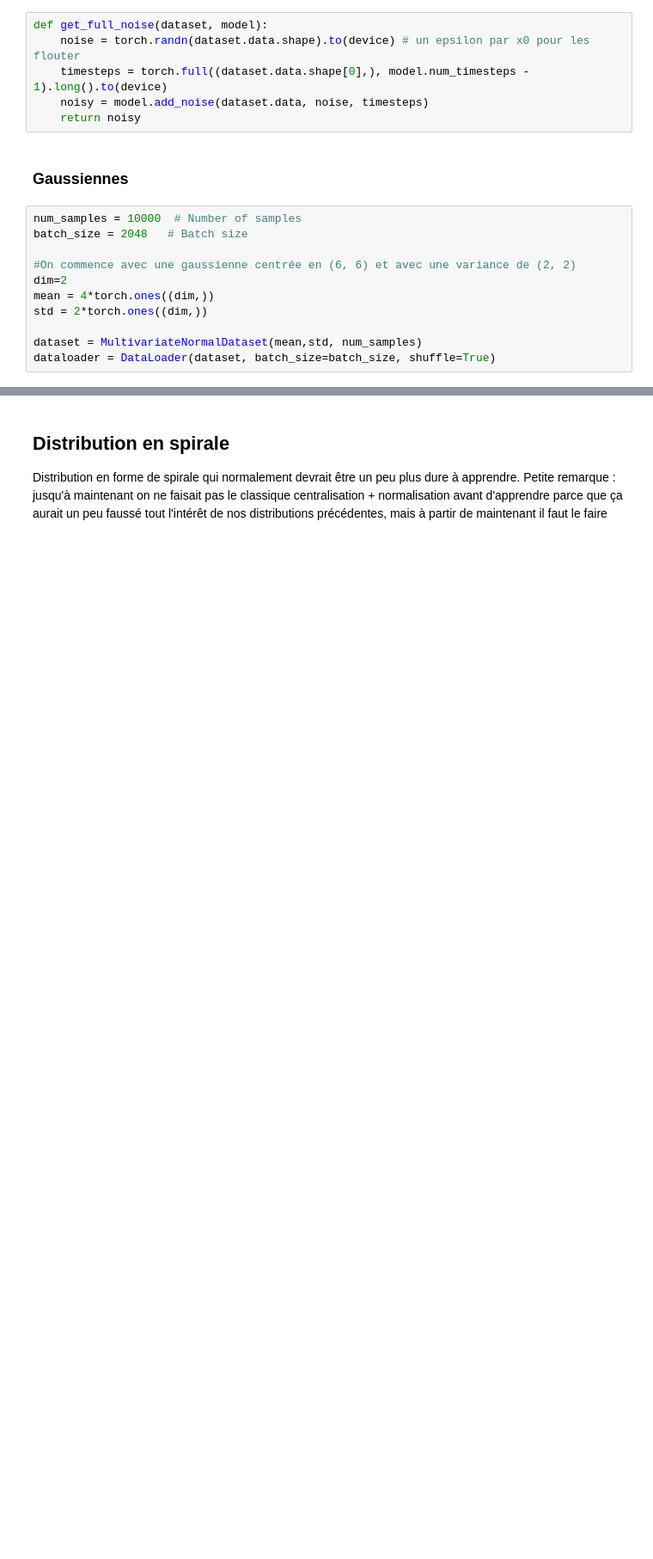
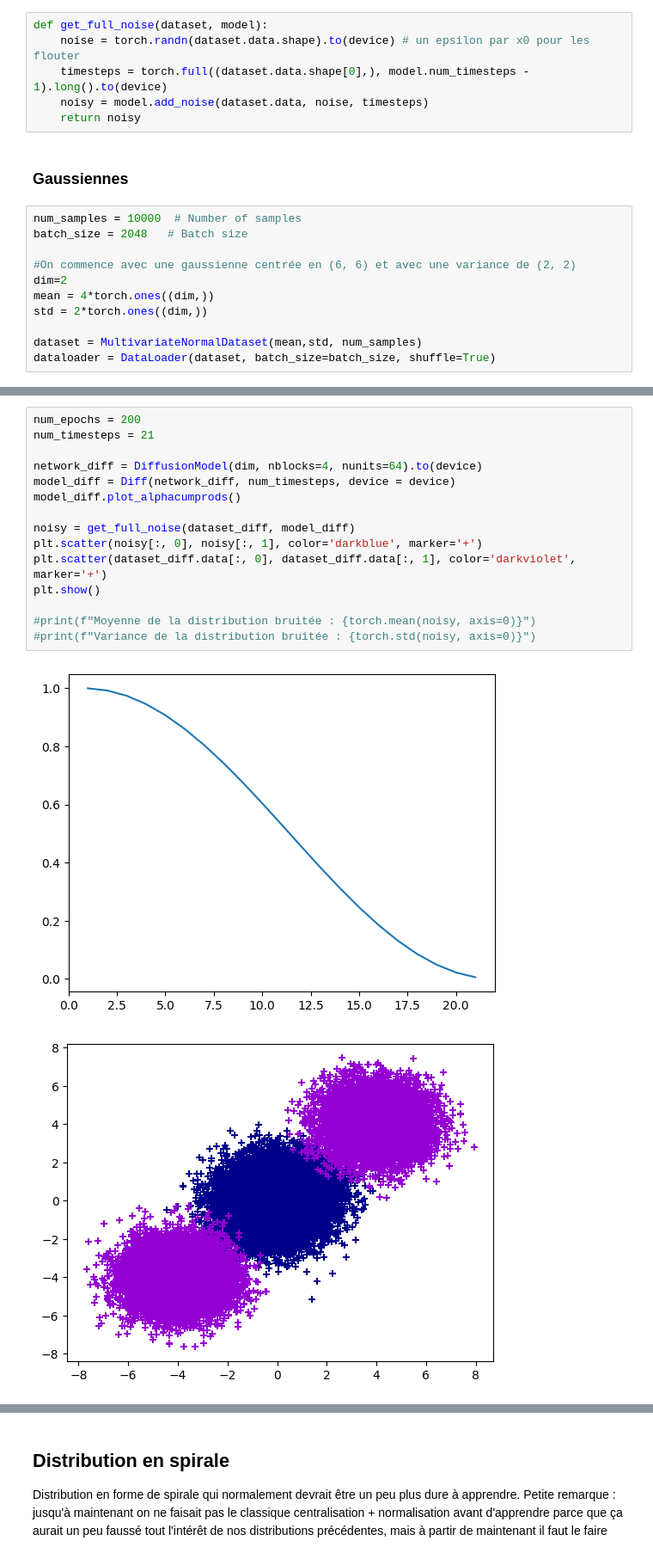
Before and after one commit to crdevio/DiffusionModel, a Jupyter notebook: basic_diffusion.ipynb, the cells around one changed output, grey strips where cells are left out. Shown at 86% size. Saved outputs shown, nothing was run; the diff lists cells and outputs as text; blank space fills up the shorter version.

Commit message:
Upload bon code basic_diffusion

```diff
--- a/basic_diffusion.ipynb
+++ b/basic_diffusion.ipynb
@@ -288,0 +375,18 @@ NameError: name 'num_epoch' is not defined
+# %%
+num_epochs = 200
+num_timesteps = 21
+
+network_diff = DiffusionModel(dim, nblocks=4, nunits=64).to(device)
+model_diff = Diff(network_diff, num_timesteps, device = device)
+model_diff.plot_alphacumprods()
+
+noisy = get_full_noise(dataset_diff, model_diff)
+plt.scatter(noisy[:, 0], noisy[:, 1], color='darkblue', marker='+')
+plt.scatter(dataset_diff.data[:, 0], dataset_diff.data[:, 1], color='darkviolet', marker='+')
+plt.show()
+
+#print(f"Moyenne de la distribution bruitée : {torch.mean(noisy, axis=0)}")
+#print(f"Variance de la distribution bruitée : {torch.std(noisy, axis=0)}")
+# %% [output]
+[figure, added]
+[figure, added]
```
Also changed, not shown: parts of 19 cells of this notebook.
